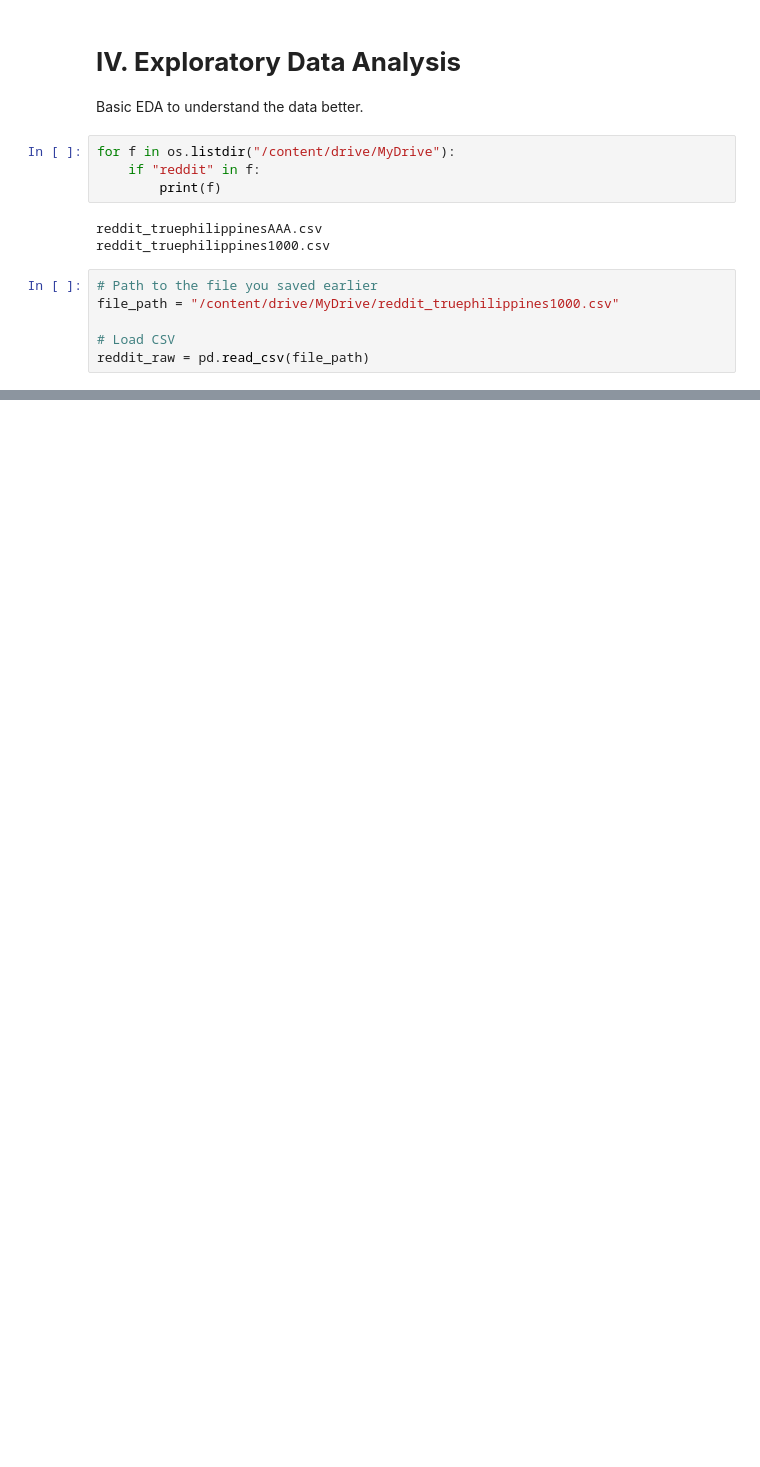
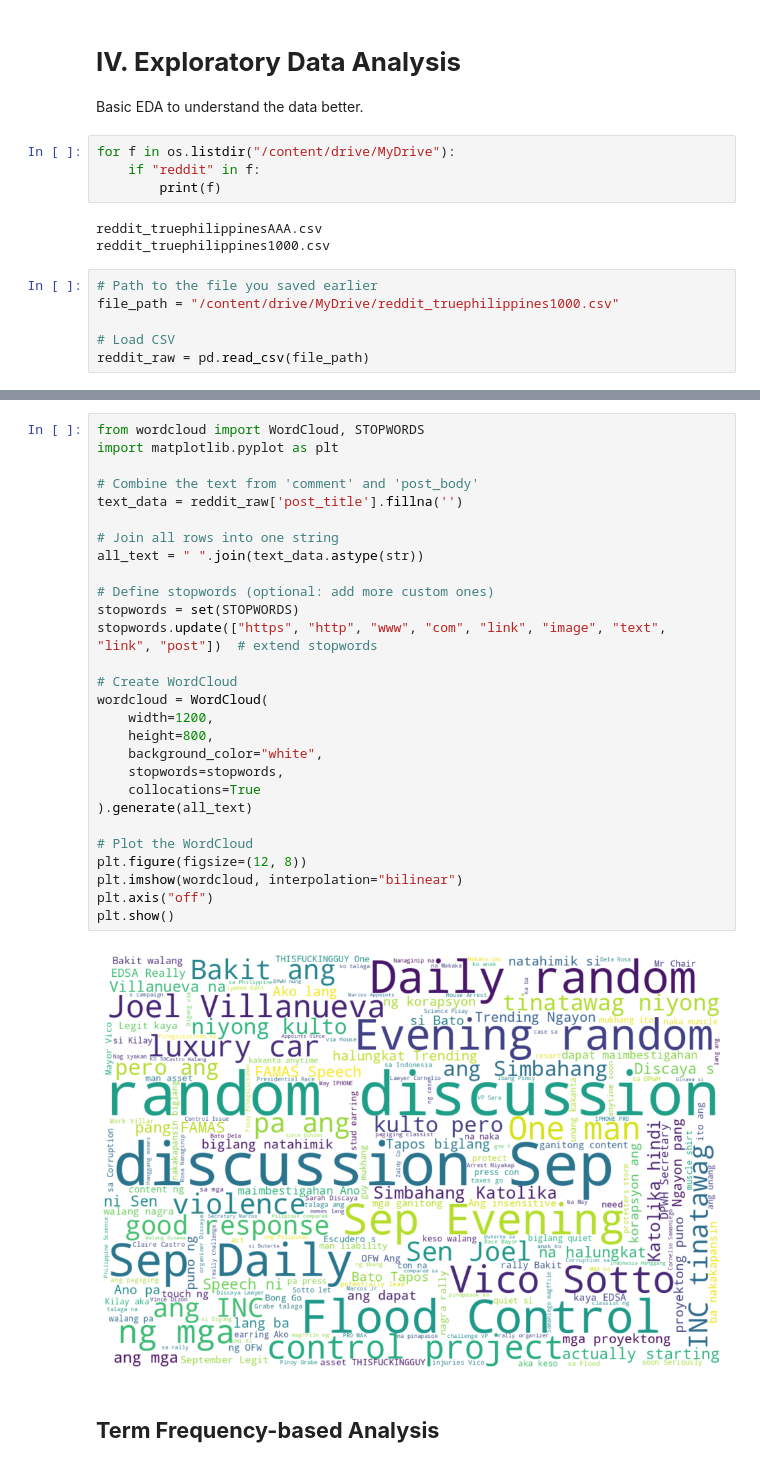
Before and after one commit to louis-uwie/philippine-agriculture-reddit-analysis, a Jupyter notebook: Binwag-FinalProject/CSCI161.03 - BINWAG, Louis III - Data Analysis Project.ipynb, the cells around one changed output, grey strips where cells are left out. Cells and saved outputs as stored; diff of their text form; blank space fills up the shorter version.

```diff
--- a/Binwag-FinalProject/CSCI161.03 - BINWAG, Louis III - Data Analysis Project.ipynb
+++ b/Binwag-FinalProject/CSCI161.03 - BINWAG, Louis III - Data Analysis Project.ipynb
@@ -203,0 +424,32 @@ reddit_raw.tail()
+# %%
+from wordcloud import WordCloud, STOPWORDS
+import matplotlib.pyplot as plt
+
+# Combine the text from 'comment' and 'post_body'
+text_data = reddit_raw['post_title'].fillna('')
+
+# Join all rows into one string
+all_text = " ".join(text_data.astype(str))
+
+# Define stopwords (optional: add more custom ones)
+stopwords = set(STOPWORDS)
+stopwords.update(["https", "http", "www", "com", "link", "image", "text", "link", "post"])  # extend stopwords
+
+# Create WordCloud
+wordcloud = WordCloud(
+    width=1200,
+    height=800,
+    background_color="white",
+    stopwords=stopwords,
+    collocations=True
+).generate(all_text)
+
+# Plot the WordCloud
+plt.figure(figsize=(12, 8))
+plt.imshow(wordcloud, interpolation="bilinear")
+plt.axis("off")
+plt.show()
+# %% [output]
+[figure, added]
+# %% [markdown]
+## **Term Frequency-based Analysis**
```
Also changed, not shown: parts of 21 cells of this notebook.
